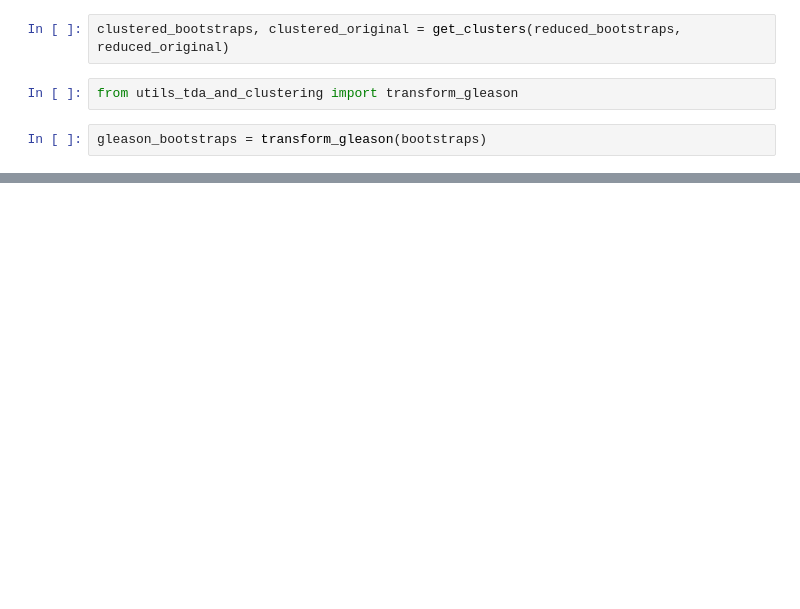
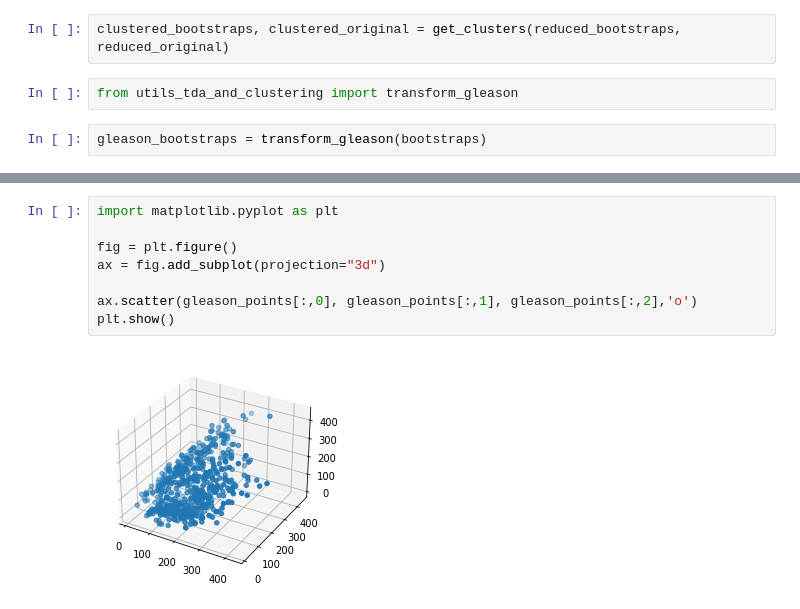
Before and after one commit to S-bazaz/Geom_stat, a Jupyter notebook: notebook pour tests.ipynb, the cells around one changed output, grey strips where cells are left out. Cells and saved outputs as stored; diff of their text form; blank space fills up the shorter version.

```diff
--- a/notebook pour tests.ipynb
+++ b/notebook pour tests.ipynb
@@ -132,0 +212,10 @@ print(gleason_bootstraps[0])
+# %%
+import matplotlib.pyplot as plt
+
+fig = plt.figure()
+ax = fig.add_subplot(projection="3d")
+
+ax.scatter(gleason_points[:,0], gleason_points[:,1], gleason_points[:,2],'o')
+plt.show()
+# %% [output]
+[figure, added]
```
Also changed, not shown: parts of 11 cells of this notebook, 2 other files.
